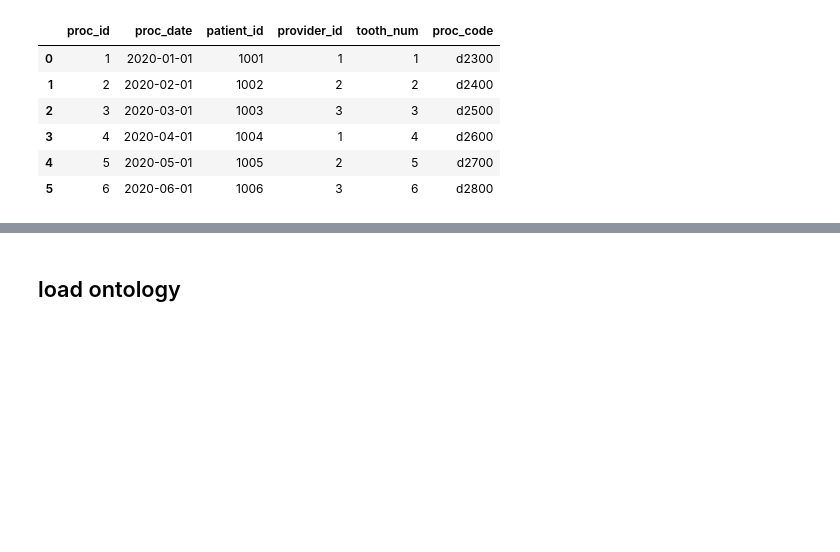
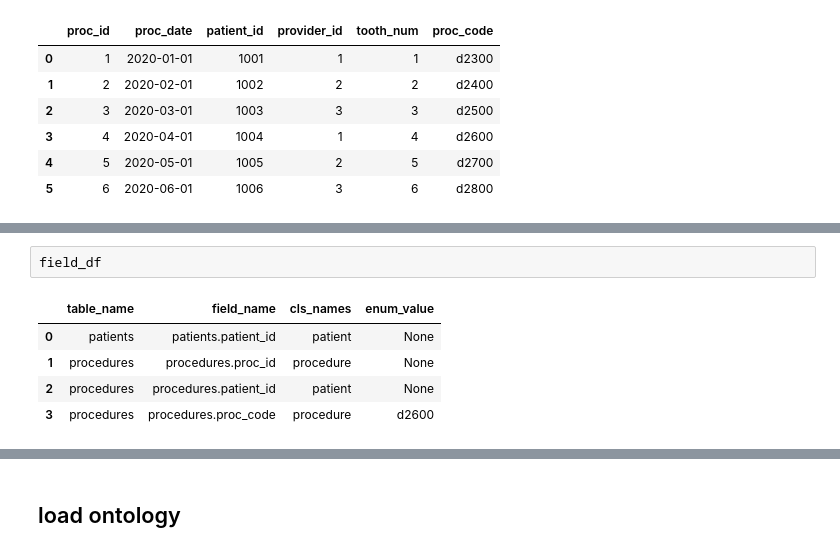
Before and after one commit to wdduncan/test-data-field-punning, a Jupyter notebook: notebooks/schema_demo.ipynb, the cells around one changed output, grey strips where cells are left out. Drawn from its saved outputs; the diff is of its cells as text; blank space fills up the shorter version.

```diff
--- a/notebooks/schema_demo.ipynb
+++ b/notebooks/schema_demo.ipynb
@@ -119,0 +255,8 @@ def add_enums_to_graph(enums: List,
+# %%
+field_df
+# %% [output]
+|  | table_name | field_name | cls_names | enum_value |
+| 0 | patients | patients.patient_id | patient | None |
+| 1 | procedures | procedures.proc_id | procedure | None |
+| 2 | procedures | procedures.patient_id | patient | None |
+| 3 | procedures | procedures.proc_code | procedure | d2600 |
```
Also changed, not shown: parts of 39 cells of this notebook.
